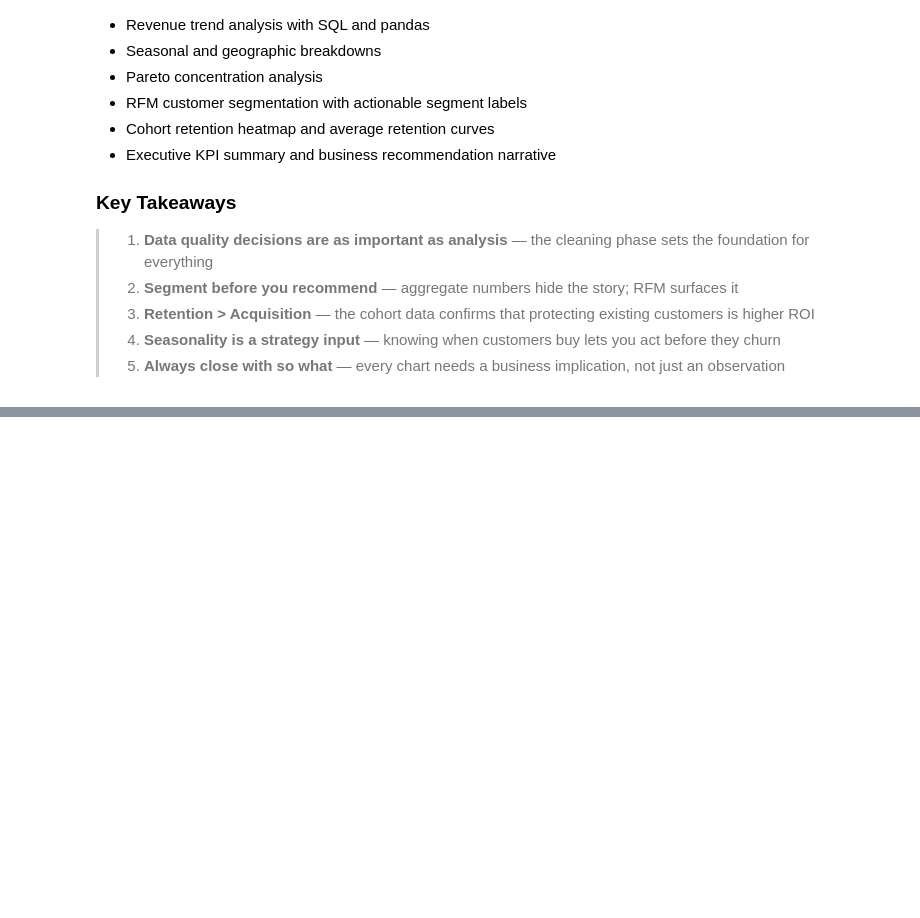
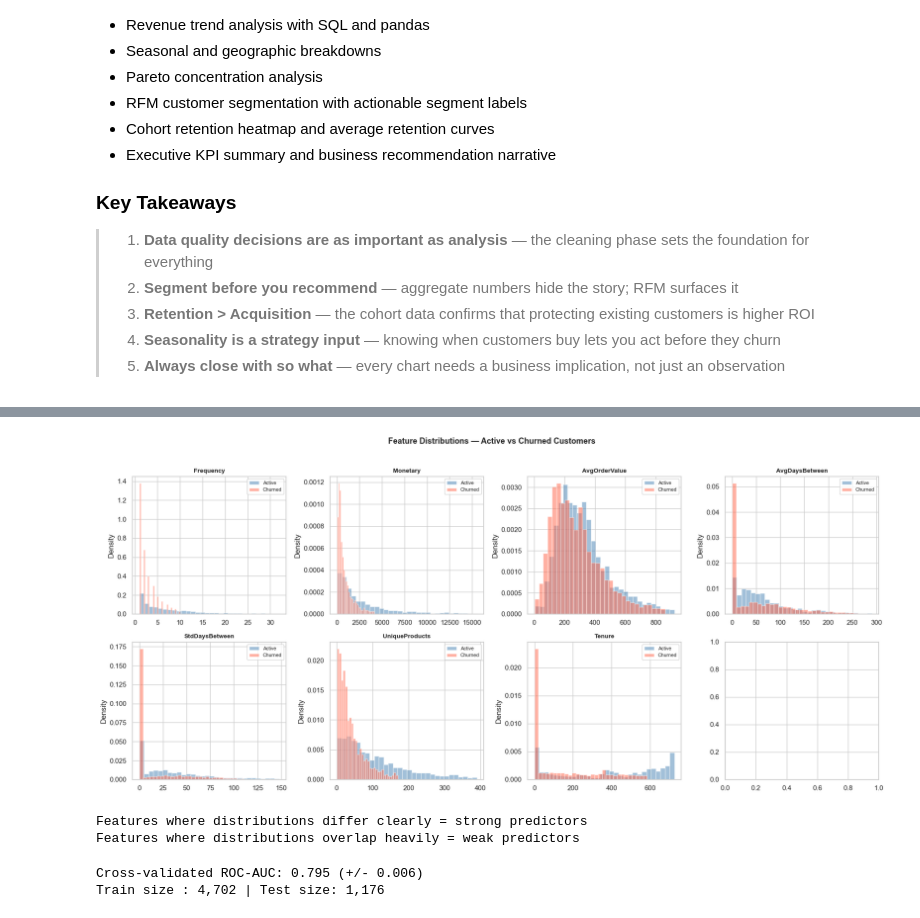
Before and after one commit to asimjamal/Customer-Intelligence-Report, a Jupyter notebook: customer_analytics_eda.ipynb, the cells around one changed output, grey strips where cells are left out. Cells and saved outputs as stored; diff of their text form; code cells hidden in the pictures; blank space fills up the shorter version.

```diff
--- a/customer_analytics_eda.ipynb
+++ b/customer_analytics_eda.ipynb
@@ -1520,0 +1755,66 @@ An end-to-end customer intelligence report on real transactional data, covering:
+# %%
+# ── 7.4  Feature Distributions by Churn Label ────────────────────────────────
+#
+# Before modelling, visually confirm that features actually differ
+# between churned and active customers. If they do not differ,
+# the feature has no predictive power and can be dropped.
+
+fig, axes = plt.subplots(2, 4, figsize=(18, 8))
+axes = axes.flatten()
+
+for i, col in enumerate(feature_cols):
+    for label, color, name in [(0, "steelblue", "Active"), (1, "tomato", "Churned")]:
+        subset = model_df[model_df["Churned"] == label][col]
+        # Cap at 95th percentile per group for readability
+        cap = subset.quantile(0.95)
+        axes[i].hist(subset[subset <= cap], bins=30, alpha=0.5,
+                     color=color, label=name, density=True)
+    axes[i].set_title(col, fontsize=10, fontweight="bold")
+    axes[i].legend(fontsize=8)
+    axes[i].set_ylabel("Density")
+
+plt.suptitle("Feature Distributions — Active vs Churned Customers",
+             fontsize=13, fontweight="bold", y=1.02)
+plt.tight_layout()
+plt.show()
+
+print("Features where distributions differ clearly = strong predictors")
+print("Features where distributions overlap heavily = weak predictors")
+# %% [output]
+[figure, added]
+Features where distributions differ clearly = strong predictors
+Features where distributions overlap heavily = weak predictors
+# %%
+# ── 7.5  Train the Random Forest Model ───────────────────────────────────────
+#
+# Stratified split preserves the churn ratio (important for imbalanced labels).
+# class_weight="balanced" tells the model to penalise misclassifying the
+# minority class (churned) more heavily — critical when churn rate is not 50/50.
+
+FEATURES = ["Frequency", "Monetary", "AvgOrderValue",
+            "AvgDaysBetween", "StdDaysBetween", "UniqueProducts", "Tenure"]
+TARGET   = "Churned"
+
+X = model_df[FEATURES]
+y = model_df[TARGET]
+
+X_train, X_test, y_train, y_test = train_test_split(
+    X, y, test_size=0.2, random_state=42, stratify=y
+)
+
+rf = RandomForestClassifier(
+    n_estimators=200,
+    max_depth=8,
+    class_weight="balanced",
+    random_state=42,
+    n_jobs=-1
+)
+rf.fit(X_train, y_train)
+
+# Cross-validated AUC on training set
+cv_auc = cross_val_score(rf, X_train, y_train, cv=5, scoring="roc_auc")
+print(f"Cross-validated ROC-AUC: {cv_auc.mean():.3f} (+/- {cv_auc.std():.3f})")
+print(f"Train size : {len(X_train):,} | Test size: {len(X_test):,}")
+# %% [output]
+Cross-validated ROC-AUC: 0.795 (+/- 0.006)
+Train size : 4,702 | Test size: 1,176
```
Also changed, not shown: parts of 12 cells of this notebook.
